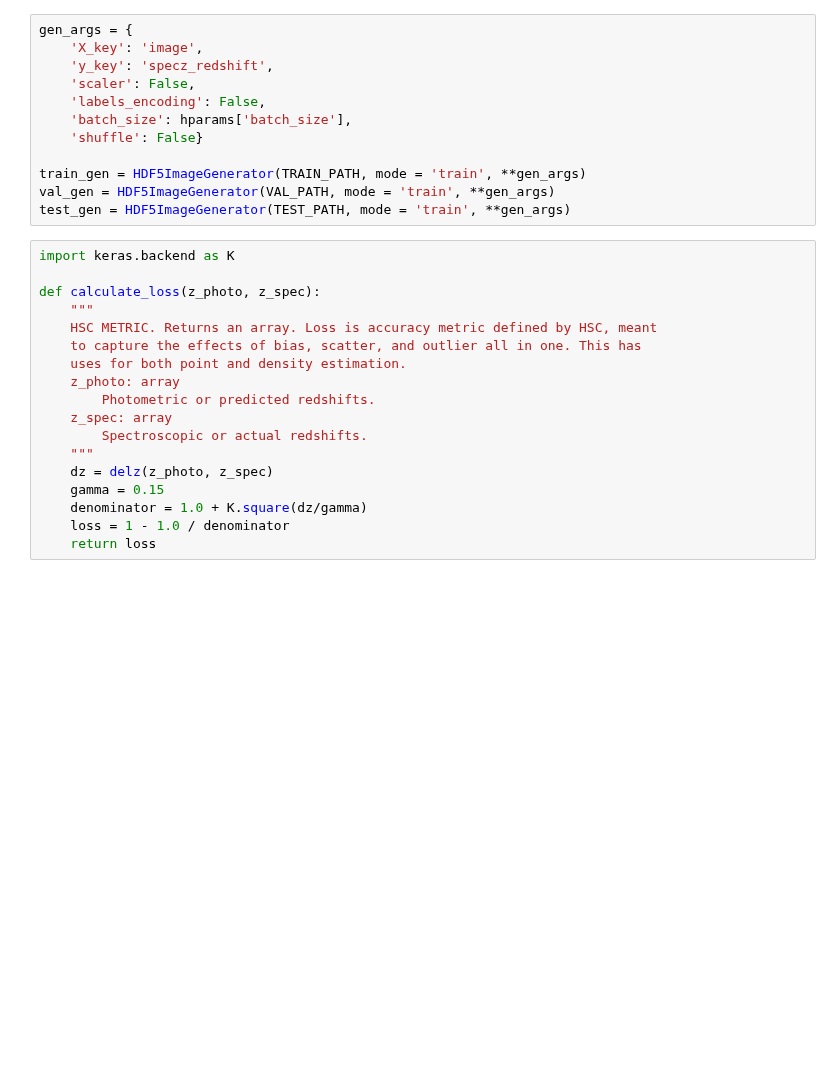
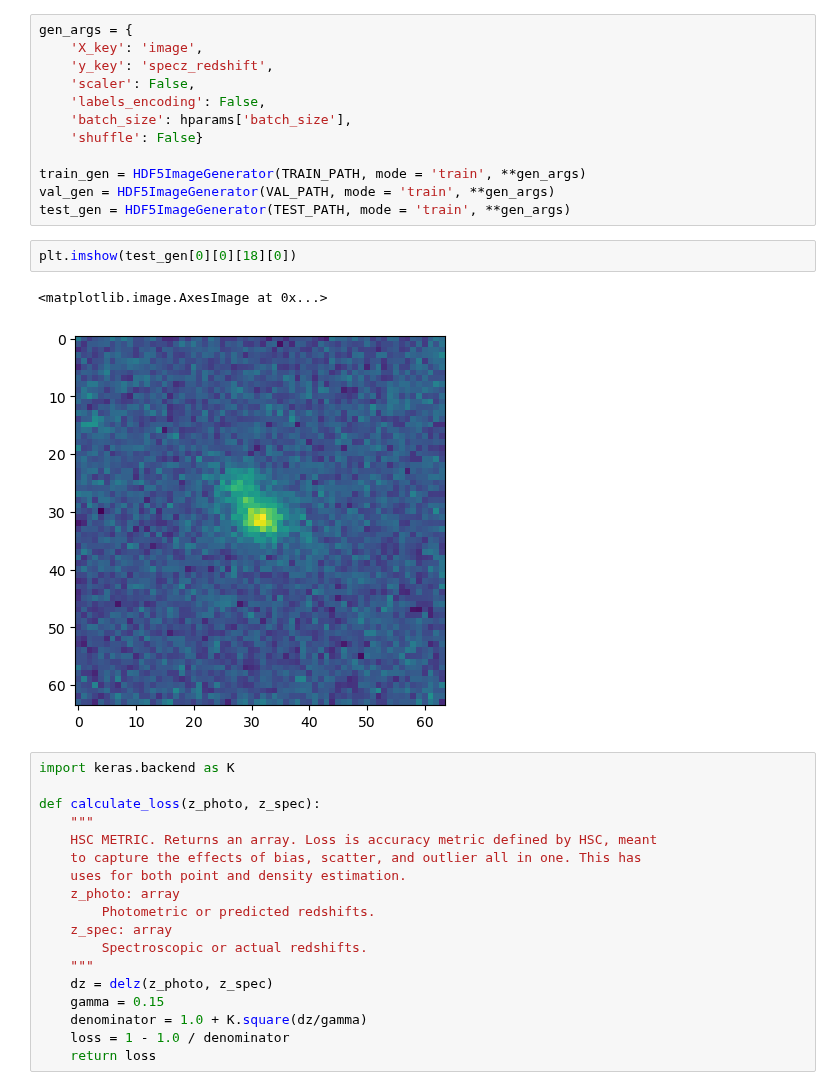
Before and after one commit to astrodatalab/photoz, a Jupyter notebook: code/generative_modeling/5pool_CNN_combined_with_mags_full (2) (1).ipynb, the cells around one changed output. Drawn from its saved outputs; the diff is of its cells as text; blank space fills up the shorter version.

```diff
--- a/code/generative_modeling/5pool_CNN_combined_with_mags_full (2) (1).ipynb
+++ b/code/generative_modeling/5pool_CNN_combined_with_mags_full (2) (1).ipynb
@@ -84,6 +88,11 @@ gen_args = {
 train_gen = HDF5ImageGenerator(TRAIN_PATH, mode = 'train', **gen_args)
 val_gen = HDF5ImageGenerator(VAL_PATH, mode = 'train', **gen_args)
 test_gen = HDF5ImageGenerator(TEST_PATH, mode = 'train', **gen_args)
+# %%
+plt.imshow(test_gen[0][0][18][0])
+# %% [output]
+<matplotlib.image.AxesImage at 0x...>
+[figure, added]
 # %%
 import keras.backend as K
 
```
Also changed, not shown: parts of 17 cells of this notebook, 5 other files.
